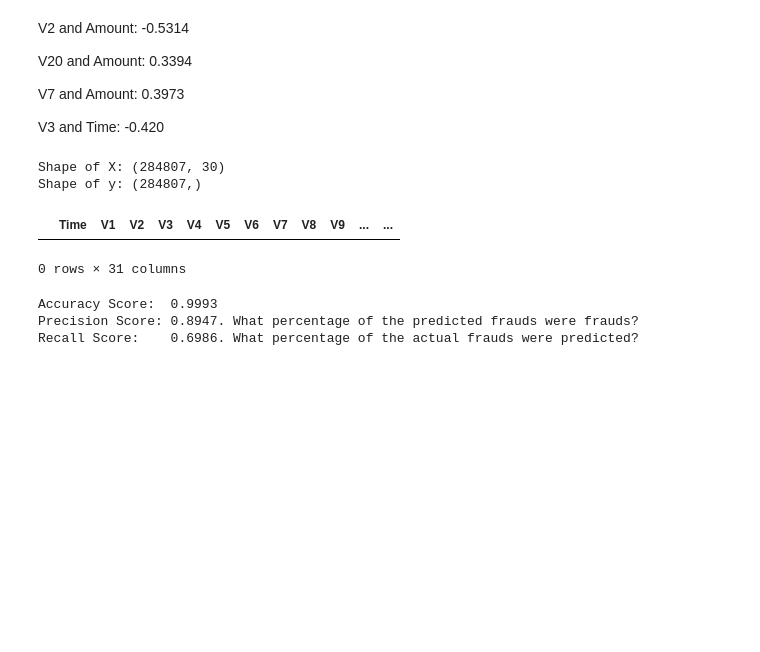
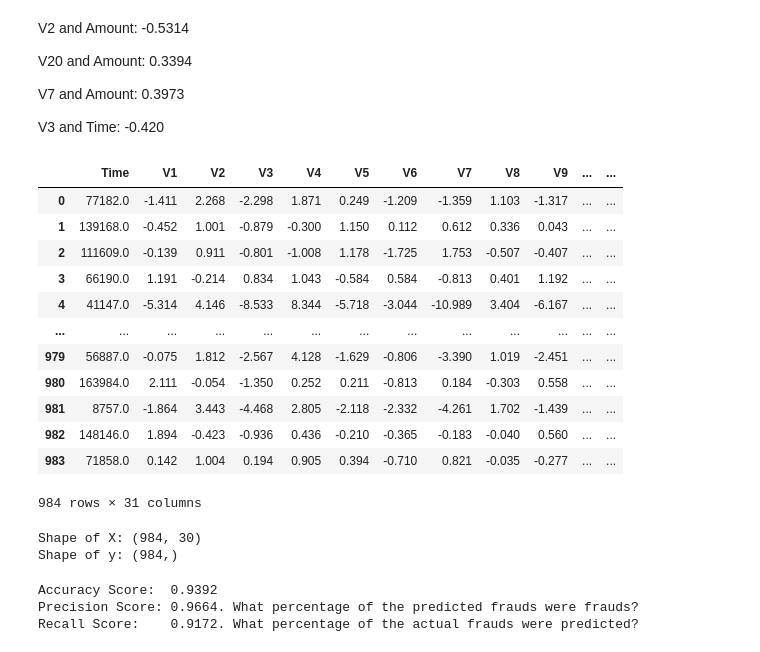
Before and after one commit to michaesb/machien_learning_3, a Jupyter notebook: src/ML_creditcard_fraud_data.ipynb, the cells around one changed output. Cells and saved outputs as stored; diff of their text form; code cells hidden in the pictures; blank space fills up the shorter version.

```diff
--- a/src/ML_creditcard_fraud_data.ipynb
+++ b/src/ML_creditcard_fraud_data.ipynb
@@ -92,6 +92,39 @@ V20 and Amount: 0.3394
 V7 and Amount: 0.3973
 
 V3 and Time: -0.420
+# %%
+### Undersampling
+indices = np.arange(0, num_fraudulent)
+
+frauds_df = df.loc[ df["Class"] == 1 ]
+non_frauds_df = df.loc[ df["Class"] == 0 ]
+
+ratio = 1
+
+indices = np.arange(0, num_non_fraudulent)
+indices = np.random.choice(indices, num_fraudulent, replace=False)
+
+#non_frauds_df = non_frauds_df.loc[ indices ]
+non_frauds_df = non_frauds_df.reindex( indices )
+
+under_df  = pd.concat((frauds_df, non_frauds_df), ignore_index=True)
+df = under_df.sample(frac=1).reset_index(drop=True)
+
+display(df)
+# %% [output]
+|  | Time | V1 | V2 | V3 | V4 | V5 | V6 | V7 | V8 | V9 | ... | ... |
+| 0 | 77182.0 | -1.411 | 2.268 | -2.298 | 1.871 | 0.249 | -1.209 | -1.359 | 1.103 | -1.317 | ... | ... |
+| 1 | 139168.0 | -0.452 | 1.001 | -0.879 | -0.300 | 1.150 | 0.112 | 0.612 | 0.336 | 0.043 | ... | ... |
+| 2 | 111609.0 | -0.139 | 0.911 | -0.801 | -1.008 | 1.178 | -1.725 | 1.753 | -0.507 | -0.407 | ... | ... |
+| 3 | 66190.0 | 1.191 | -0.214 | 0.834 | 1.043 | -0.584 | 0.584 | -0.813 | 0.401 | 1.192 | ... | ... |
+| 4 | 41147.0 | -5.314 | 4.146 | -8.533 | 8.344 | -5.718 | -3.044 | -10.989 | 3.404 | -6.167 | ... | ... |
+| ... | ... | ... | ... | ... | ... | ... | ... | ... | ... | ... | ... | ... |
+| 979 | 56887.0 | -0.075 | 1.812 | -2.567 | 4.128 | -1.629 | -0.806 | -3.390 | 1.019 | -2.451 | ... | ... |
+| 980 | 163984.0 | 2.111 | -0.054 | -1.350 | 0.252 | 0.211 | -0.813 | 0.184 | -0.303 | 0.558 | ... | ... |
+| 981 | 8757.0 | -1.864 | 3.443 | -4.468 | 2.805 | -2.118 | -2.332 | -4.261 | 1.702 | -1.439 | ... | ... |
+| 982 | 148146.0 | 1.894 | -0.423 | -0.936 | 0.436 | -0.210 | -0.365 | -0.183 | -0.040 | 0.560 | ... | ... |
+| 983 | 71858.0 | 0.142 | 1.004 | 0.194 | 0.905 | 0.394 | -0.710 | 0.821 | -0.035 | -0.277 | ... | ... |
+984 rows × 31 columns
 # %%
 ## Getting the design matrix 'X' and the targets 'y'
 # There are no attributes which are categorical in the dataset, so no need to do one-hot encoding.
@@ -101,22 +134,13 @@ y = df.loc[:, df.columns == 'Class'].values.ravel()
 print(f"Shape of X: {X.shape}")
 print(f"Shape of y: {y.shape}")
 # %% [output]
-Shape of X: (284807, 30)
-Shape of y: (284807,)
+Shape of X: (984, 30)
+Shape of y: (984,)
 # %%
 ## Scaling the parameters (Really just for Amount and Time)
 
 standard_scaler = StandardScaler()
 X = standard_scaler.fit_transform(X)
-# %%
-### Undersampling
-indices = np.arange(0, num_fraudulent)
-
-df.loc[ df["Class"] == "0" ]
-## Whats going on
-# %% [output]
-|  | Time | V1 | V2 | V3 | V4 | V5 | V6 | V7 | V8 | V9 | ... | ... |
-0 rows × 31 columns
 # %%
 ### Train test split
 from sklearn.model_selection import train_test_split
@@ -148,6 +172,6 @@ print(f"Precision Score: {precision:.4f}. What percentage of the predicted fraud
 recall = recall_score(y_test, prediction)
 print(f"Recall Score:    {recall:.4f}. What percentage of the actual frauds were predicted?")
 # %% [output]
-Accuracy Score:  0.9993
-Precision Score: 0.8947. What percentage of the predicted frauds were frauds?
-Recall Score:    0.6986. What percentage of the actual frauds were predicted?
+Accuracy Score:  0.9392
+Precision Score: 0.9664. What percentage of the predicted frauds were frauds?
+Recall Score:    0.9172. What percentage of the actual frauds were predicted?
```
Also changed, not shown: parts of 1 cell of this notebook, 1 other file.
